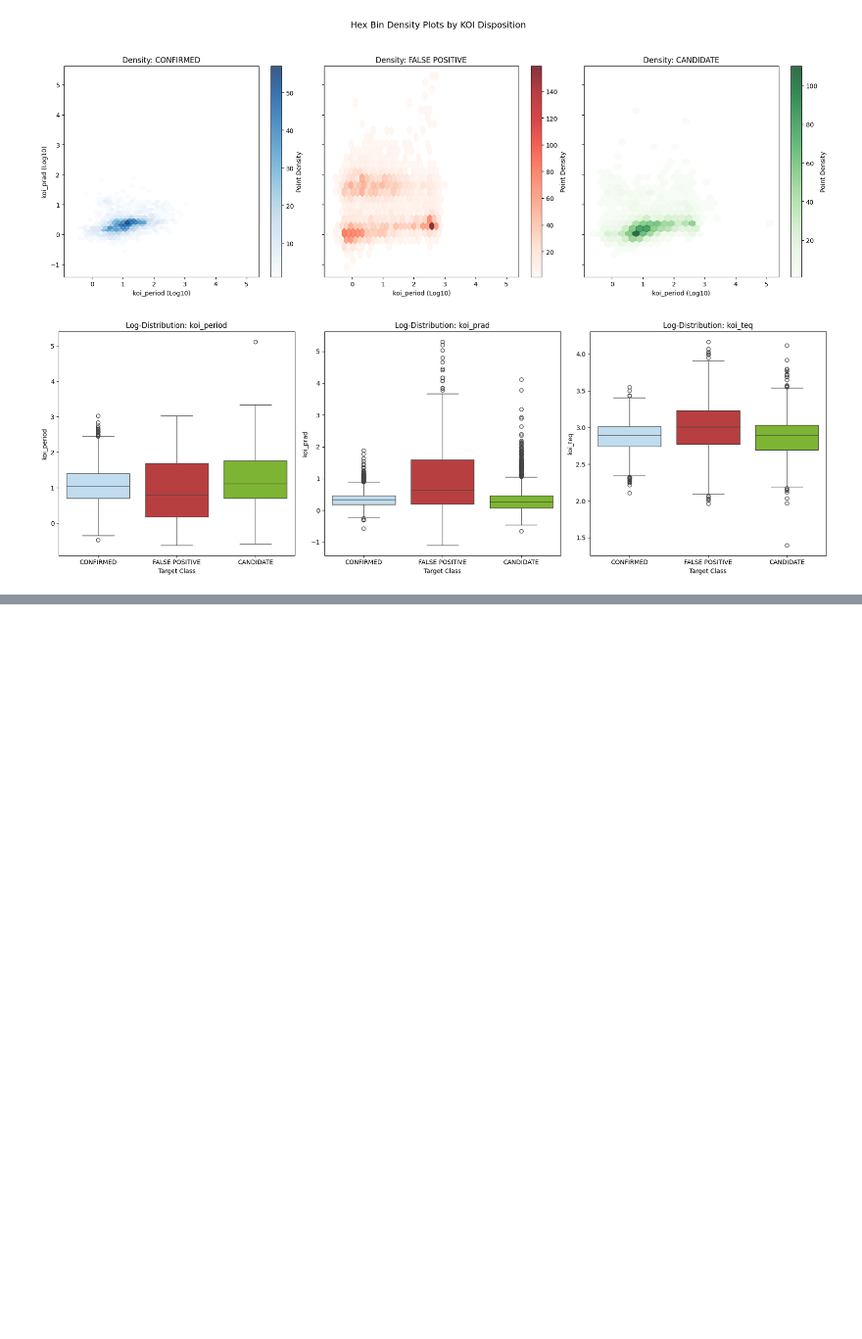
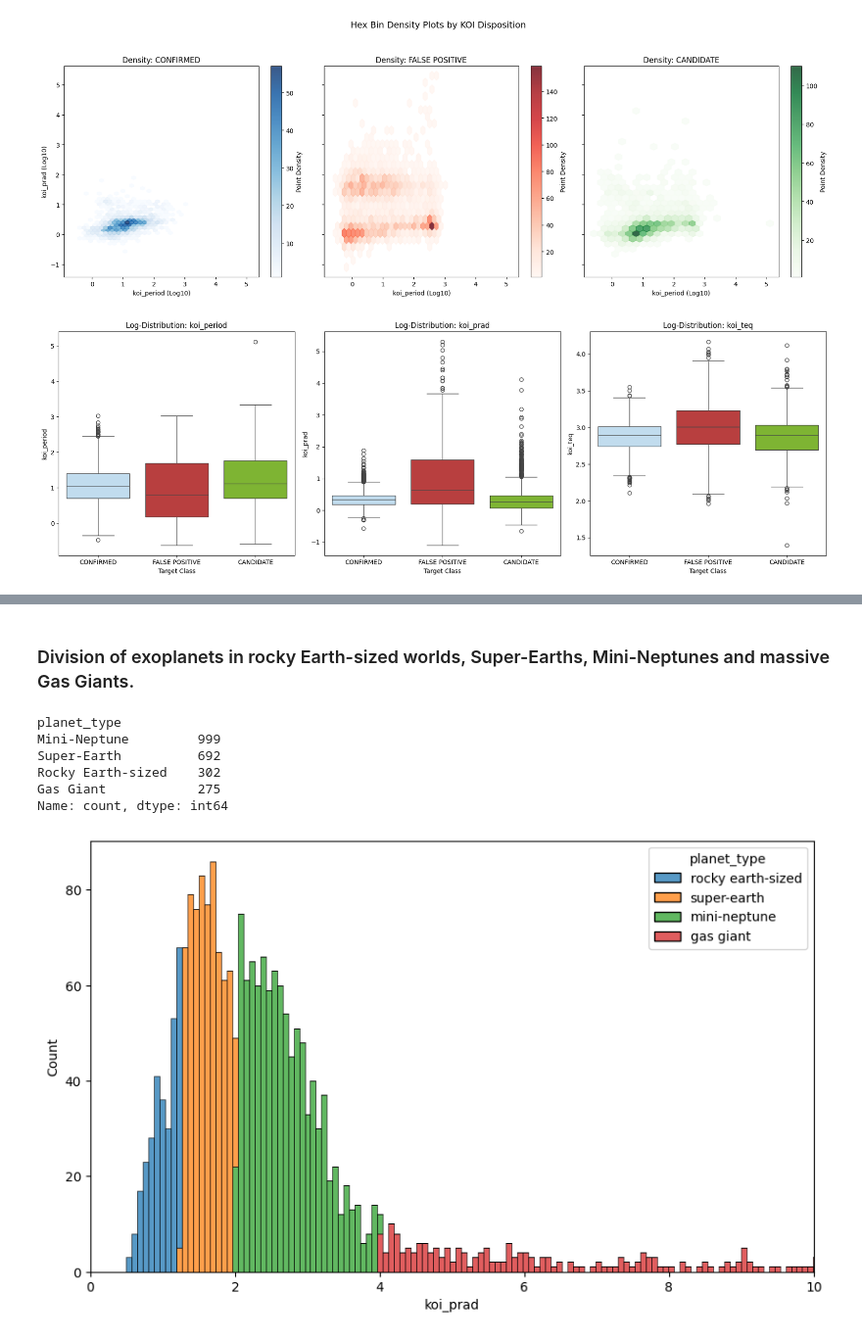
Before and after one commit to LeoStefa02/AppliedStatisticProject, a Jupyter notebook: AS_Project.ipynb, the cells around one changed output, grey strips where cells are left out. Shown at 98% size. Cells and saved outputs as stored; diff of their text form; code cells hidden in the pictures; blank space fills up the shorter version.

```diff
--- a/AS_Project.ipynb
+++ b/AS_Project.ipynb
@@ -583,0 +618,24 @@ plt.show()
+# %% [markdown]
+### Division of exoplanets in rocky Earth-sized worlds, Super-Earths, Mini-Neptunes and massive Gas Giants.
+# %%
+import numpy as np
+
+bins = [0, 1.25, 2.0, 4.0, np.inf]
+labels = ['rocky earth-sized', 'super-earth', 'mini-neptune', 'gas giant']
+
+exoplanets['planet_type'] = pd.cut(exoplanets['koi_prad'], bins=bins, labels=labels)
+
+print(exoplanets['planet_type'].value_counts())
+
+fig, ax = plt.subplots(figsize=(10, 6))
+ax.set_xlim(0, 10)
+sns.histplot(data = exoplanets, x='koi_prad', ax = ax, hue = 'planet_type', bins=1000, log_scale=False, multiple='stack')
+plt.show()
+# %% [output]
+planet_type
+Mini-Neptune         999
+Super-Earth          692
+Rocky Earth-sized    302
+Gas Giant            275
+Name: count, dtype: int64
+[figure, added]
```
Also changed, not shown: parts of 14 cells of this notebook.
